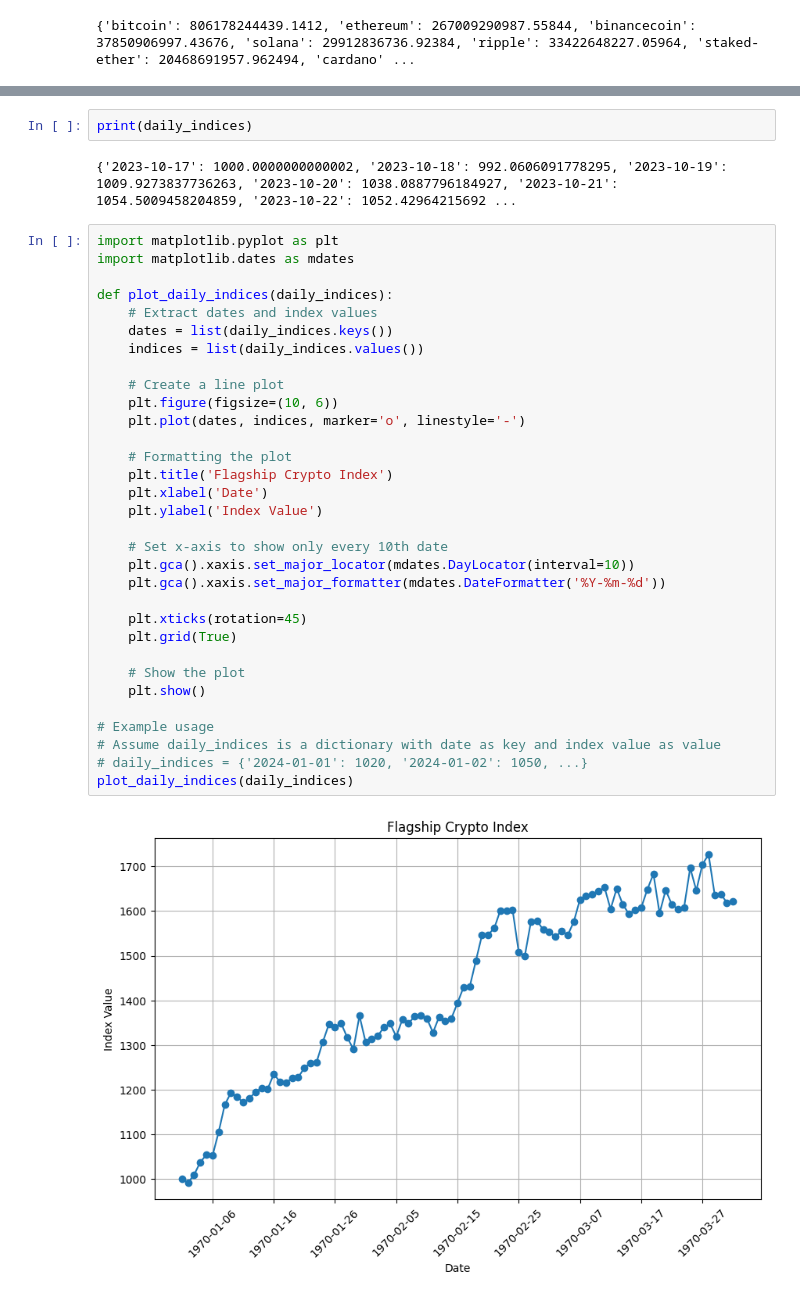
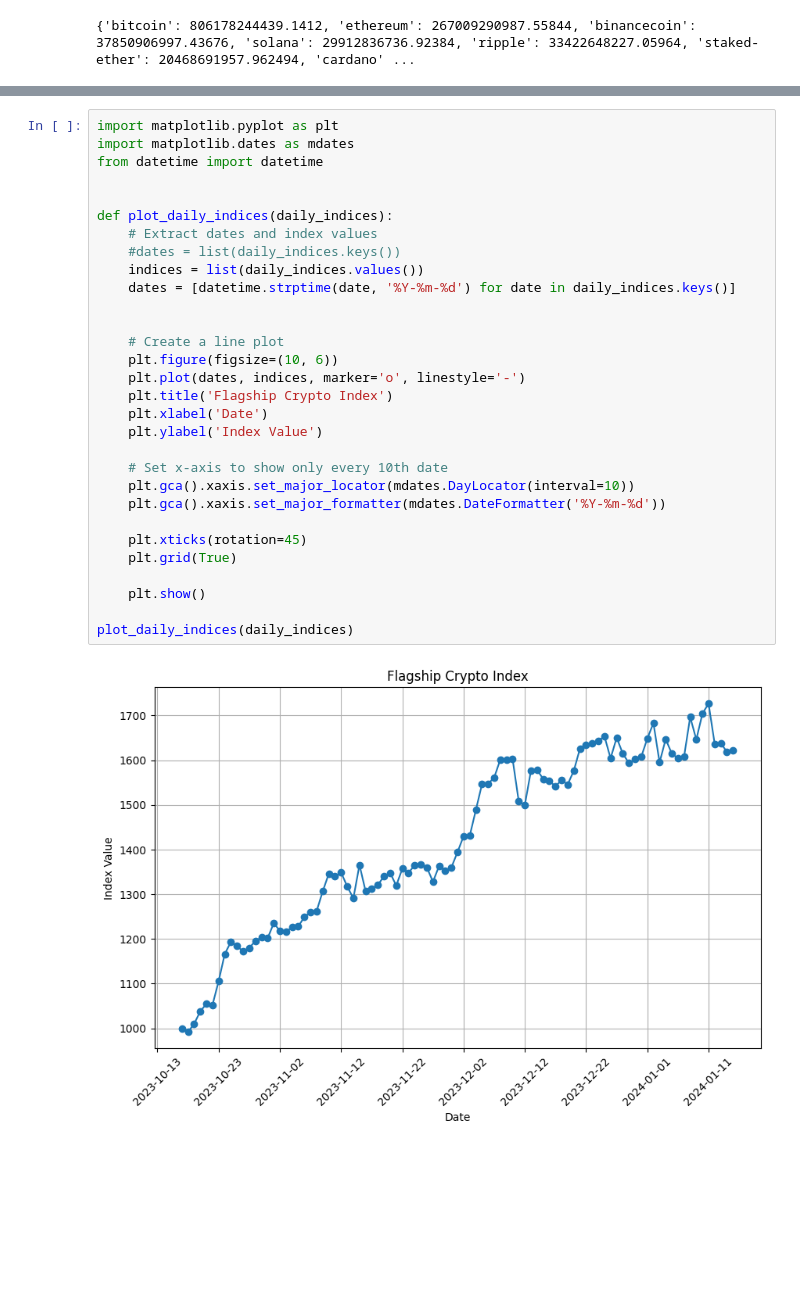
Before and after one commit to llegard/Crypto-index, a Jupyter notebook: crypto_index_market.ipynb, the cells around one changed output, grey strips where cells are left out. Drawn from its saved outputs; the diff is of its cells as text; blank space fills up the shorter version.

Commit message:
Add files via upload
Bug fix: dates at X axis were displayed incorrectly on charts

```diff
--- a/crypto_index_market.ipynb
+++ b/crypto_index_market.ipynb
@@ -232,38 +181,32 @@ Index Level on 2024-01-15: 1622.2428996084404
-# %%
-print(daily_indices)
-# %% [output]
-{'2023-10-17': 1000.0000000000002, '2023-10-18': 992.0606091778295, '2023-10-19': 1009.9273837736263, '2023-10-20': 1038.0887796184927, '2023-10-21': 1054.5009458204859, '2023-10-22': 1052.42964215692 ...
 # %%
 import matplotlib.pyplot as plt
 import matplotlib.dates as mdates
+from datetime import datetime
+
 
 def plot_daily_indices(daily_indices):
     # Extract dates and index values
-    dates = list(daily_indices.keys())
+    #dates = list(daily_indices.keys())
     indices = list(daily_indices.values())
+    dates = [datetime.strptime(date, '%Y-%m-%d') for date in daily_indices.keys()]
+
 
     # Create a line plot
     plt.figure(figsize=(10, 6))
     plt.plot(dates, indices, marker='o', linestyle='-')
-
-    # Formatting the plot
     plt.title('Flagship Crypto Index')
     plt.xlabel('Date')
     plt.ylabel('Index Value')
 
     # Set x-axis to show only every 10th date
     plt.gca().xaxis.set_major_locator(mdates.DayLocator(interval=10))
     plt.gca().xaxis.set_major_formatter(mdates.DateFormatter('%Y-%m-%d'))
 
     plt.xticks(rotation=45)
     plt.grid(True)
 
-    # Show the plot
     plt.show()
 
-# Example usage
-# Assume daily_indices is a dictionary with date as key and index value as value
-# daily_indices = {'2024-01-01': 1020, '2024-01-02': 1050, ...}
 plot_daily_indices(daily_indices)
 # %% [output]
-[figure, old version]
+[figure, new version]
```
Also changed, not shown: parts of 6 cells of this notebook, 1 other file.
